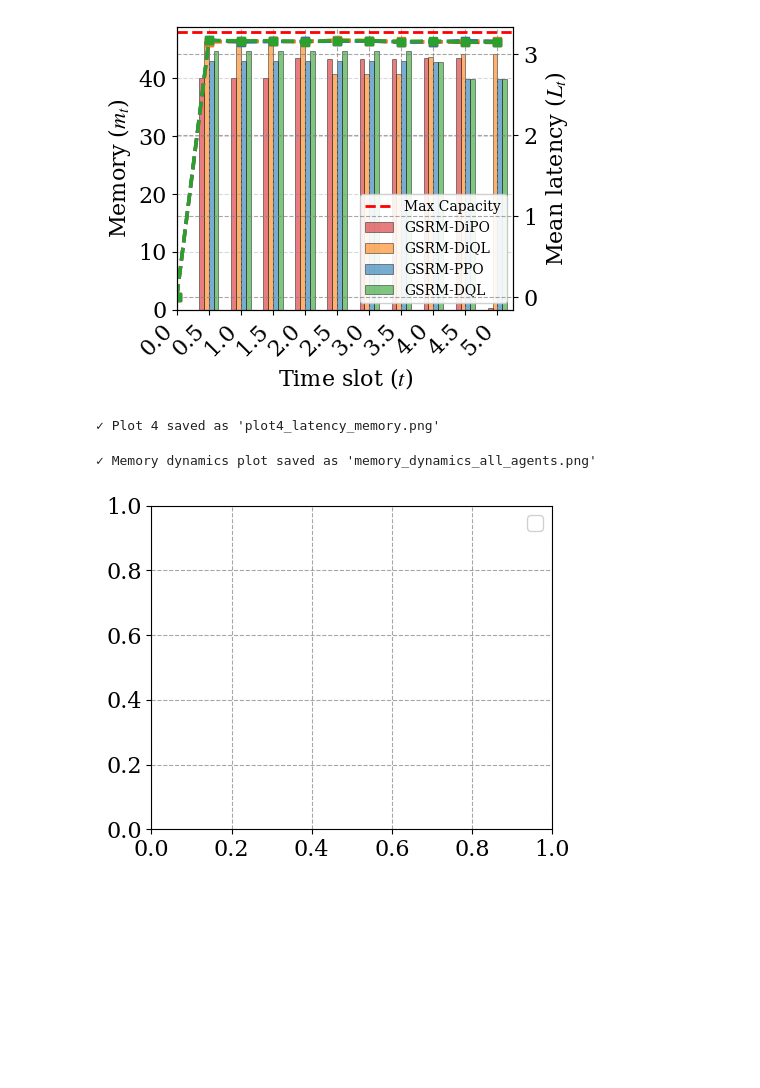
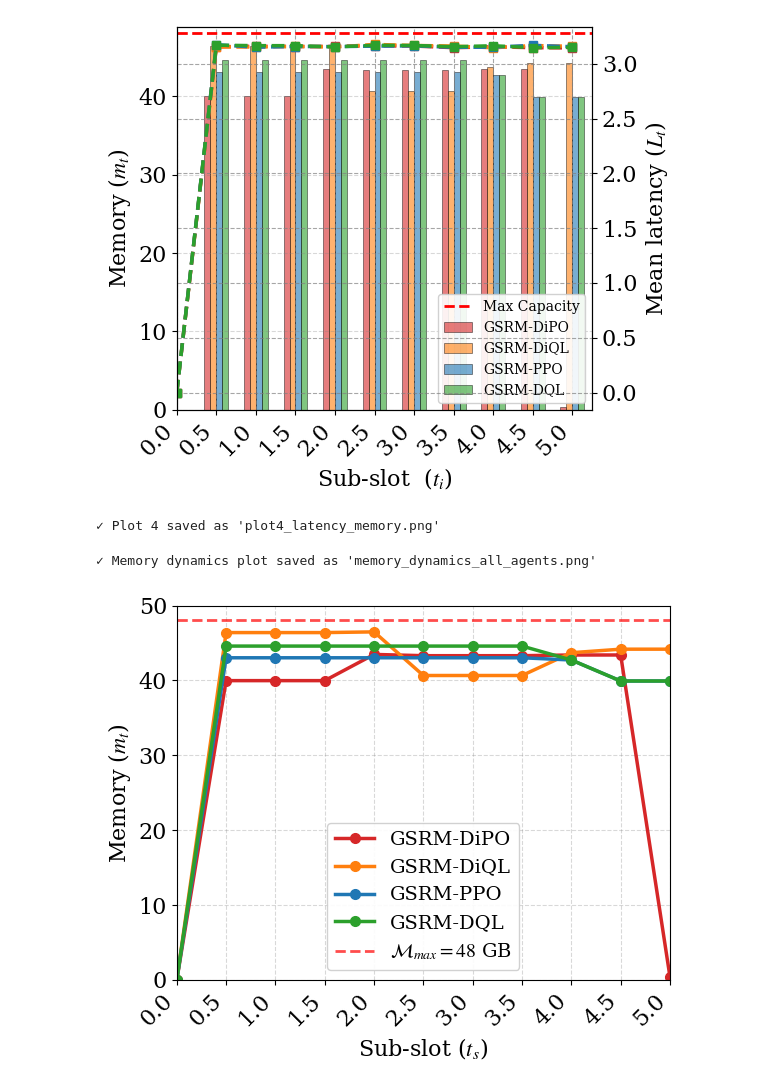
Before and after one commit to qkhanh711/DRL-Memory-Maximize-Problem, a Jupyter notebook: experiment_plot/exp2.ipynb, the cells around one changed output. Cells and saved outputs as stored; diff of their text form; code cells hidden in the pictures; blank space fills up the shorter version.

```diff
--- a/experiment_plot/exp2.ipynb
+++ b/experiment_plot/exp2.ipynb
@@ -74,7 +74,7 @@ import matplotlib.pyplot as plt
 import matplotlib as mpl
 plt.style.use("default")
 
-plt.rcParams['figure.figsize'] = (5, 4)
+plt.rcParams['figure.figsize'] = (6, 5)
 plt.rcParams['axes.grid'] = True
 plt.rcParams['grid.alpha'] = 0.7
 plt.rcParams['grid.linestyle'] = '--'
@@ -95,7 +95,7 @@ plt.rcParams['font.serif'] = ['Times New Roman']
 plt.rcParams['mathtext.fontset'] = 'stix'
 plt.rcParams['font.size'] = 12
 
-plt.rcParams['figure.figsize'] = (5, 4)
+plt.rcParams['figure.figsize'] = (6, 5)
 plt.rcParams['axes.grid'] = True
 plt.rcParams['grid.alpha'] = 0.7
 plt.rcParams['grid.linestyle'] = '--'
@@ -187,7 +186,7 @@ with open(save_name, 'w') as f:
     json.dump(agent_dynamics, f, indent=4)
 # %%
 # Plot 3: Revenue (bar) + Memory (line)
-fig, ax3 = plt.subplots(figsize=(5, 4))
+fig, ax3 = plt.subplots(figsize=(6, 5))
 
 # Find maximum length across all agents and pad shorter data
 max_len = max(len(agent_dynamics[agent]['revenues']) for agent in agent_dynamics.keys())
@@ -221,7 +220,7 @@ for i, agent_name in enumerate(agent_dynamics.keys()):
         label=f"{agent_names_display[agent_name]}"
     )
 
-ax3.set_xlabel('Time slot ($t$)')
+ax3.set_xlabel('Sub-slot  ($t_i$)')
 ax3.set_ylabel(r'Revenue ($\vartheta_{t}$)', color='black')
 ax3.set_xticks(x_pos)
 ax3.set_xticklabels([f'{t:.1f}' for t in timesteps[:max_len]], rotation=45, ha='right')
@@ -256,7 +255,7 @@ print("✓ Plot 3 saved as 'plot3_revenue_memory.png'")
 ✓ Plot 3 saved as 'plot3_revenue_memory.png'
 # %%
 # Plot 2: Number of users (bar) + Memory (line)
-fig, ax2 = plt.subplots(figsize=(5, 4))
+fig, ax2 = plt.subplots(figsize=(6, 5))
 
 # Find maximum length across all agents and pad shorter data
 max_len = max(len(agent_dynamics[agent]['users_served']) for agent in agent_dynamics.keys())
@@ -290,7 +289,7 @@ for i, agent_name in enumerate(agent_dynamics.keys()):
         label=f"{agent_names_display[agent_name]}"
     )
 
-ax2.set_xlabel('Time slot ($t$)')
+ax2.set_xlabel('Sub-slot  ($t_i$)')
 ax2.set_ylabel('Number of users ($N_{t}$)', color='black')
 ax2.set_xticks(x_pos)
 ax2.set_xticklabels([f'{t:.1f}' for t in timesteps[:max_len]], rotation=45, ha='right')
@@ -324,7 +323,7 @@ print("✓ Plot 2 saved as 'plot2_users_memory.png'")
 ✓ Plot 2 saved as 'plot2_users_memory.png'
 # %%
 # Plot 4: Mean Latency (bar) + Memory (line)
-fig, ax4 = plt.subplots(figsize=(5, 4))
+fig, ax4 = plt.subplots(figsize=(6, 5))
 
 # Find maximum length across all agents and pad shorter data
 max_len = max(len(agent_dynamics[agent]['mean_latency']) for agent in agent_dynamics.keys())
@@ -358,7 +357,7 @@ for i, agent_name in enumerate(agent_dynamics.keys()):
         label=f"{agent_names_display[agent_name]}"
     )
 ax4.axhline(y=48, color='red', linestyle='--', linewidth=2, label='Max Capacity')
-ax4.set_xlabel('Time slot ($t$)')
+ax4.set_xlabel('Sub-slot  ($t_i$)')
 ax4.set_ylabel('Memory ($m_{t}$)', color='black')
 ax4.set_xticks(x_pos)
 ax4.set_xticklabels([f'{t:.1f}' for t in timesteps[:max_len]], rotation=45, ha='right')
@@ -387,7 +386,7 @@ plt.show()
 
 print("✓ Plot 4 saved as 'plot4_latency_memory.png'")
 # %% [output]
-[figure, old version]
+[figure, new version]
 ✓ Plot 4 saved as 'plot4_latency_memory.png'
 # %%
 # Memory Dynamics: Current vs Peak Memory for all agents
@@ -405,56 +404,53 @@ if len(timesteps) < max_len:
 def pad_data(data, target_len):
     """Pad data to target length by repeating last value"""
     if len(data) >= target_len:
         return data[:target_len]
     return data + [data[-1]] * (target_len - len(data))
 
 
 
 for idx, agent_name in enumerate(agent_dynamics.keys()):
 
 
     # Pad data to match maximum length
     current_mem_padded = pad_data(agent_dynamics[agent_name]['current_memory'], max_len)
-    peak_mem_padded = pad_data(agent_dynamics[agent_name]['peak_memory'], max_len)
+    # peak_mem_padded = pad_data(agent_dynamics[agent_name]['peak_memory'], max_len)
 
-    # Fill between for current memory
-    plt.fill_between(timesteps[:max_len], 0, current_mem_padded,
-                   alpha=0.3, color=COLOR_SCHEME_1[agent_name],
-                   label='Current Memory Usage')
+    # # Fill between for current memory
+    # plt.fill_between(timesteps[:max_len], 0, current_mem_padded,
+    #                alpha=0.3, color=COLOR_SCHEME_1[agent_name])
 
     # Plot current memory
     plt.plot(timesteps[:max_len], current_mem_padded, 'o-',
            color=COLOR_SCHEME_1[agent_name], linewidth=2.5, markersize=7,
-           label=f'Current Memory')
+           label=agent_names_display[agent_name])
 
     # Plot peak memory
-    plt.plot(timesteps[:max_len], peak_mem_padded, 's--',
-           color='#D62246', linewidth=2.5, markersize=7, label='Peak Memory')
+    # plt.plot(timesteps[:max_len], peak_mem_padded, 's--',
+    #        color='#D62246', linewidth=2.5, markersize=7, label='Peak Memory')
 
-    # Memory limit line
-    plt.axhline(y=48, color='red', linestyle='--', linewidth=2,
-              label='Memory Limit (48 GB)', alpha=0.7)
 
-    plt.xlabel('Time slot ($t$)')
+    plt.xlabel('Sub-slot ($t_s$)')
     plt.ylabel('Memory ($m_{t}$)')
 #     ax.set_title(f'Memory Dynamics: {agent_names_display[agent_name]}',
               #   fontsize=12)
-    plt.grid(True, alpha=0.3, linestyle='--')
-    plt.legend(fontsize=14, loc='best', frameon=True)
-    plt.ylim(0, 50)
-    plt.xticks(timesteps[:max_len])
-    plt.gca().set_xticklabels([f'{t:.1f}' for t in timesteps[:max_len]], rotation=45, ha='right')
-    plt.xlim(timesteps[0], timesteps[max_len-1])
-    plt.savefig(f'memory_dynamics_all_agents_{agent_name}.png', dpi=300, bbox_inches='tight')
-    plt.close()
-# plt.suptitle('Memory Usage Dynamics: Current vs Peak - All Agents',
-       #      fontsize=15, y=0.995)
-plt.legend()
+
+    # plt.savefig(f'memory_dynamics_all_agents_{agent_name}.png', dpi=300, bbox_inches='tight')
+    # plt.close()
+# plt.legend()
+# Memory limit line
+plt.axhline(y=48, color='red', linestyle='--', linewidth=2,
+              label=r'$\mathcal{M}_{max}=48$ GB', alpha=0.7)
+plt.grid(True, alpha=0.3, linestyle='--')
+plt.legend(fontsize=14, loc='best', frameon=True)
+plt.ylim(0, 50)
+plt.xticks(timesteps[:max_len])
+plt.gca().set_xticklabels([f'{t:.1f}' for t in timesteps[:max_len]], rotation=45, ha='right')
+plt.xlim(timesteps[0], timesteps[max_len-1])
 plt.tight_layout()
-# plt.savefig('memory_dynamics_all_agents.png', dpi=300, bbox_inches='tight')
-# plt.show()
+plt.savefig('memory_dynamics_all_agents.png', dpi=300, bbox_inches='tight')
 
 print("✓ Memory dynamics plot saved as 'memory_dynamics_all_agents.png'")
 # %% [output]
 ✓ Memory dynamics plot saved as 'memory_dynamics_all_agents.png'
-[figure, old version]
+[figure, new version]
```
Also changed, not shown: parts of 3 cells of this notebook, 14 other files.
